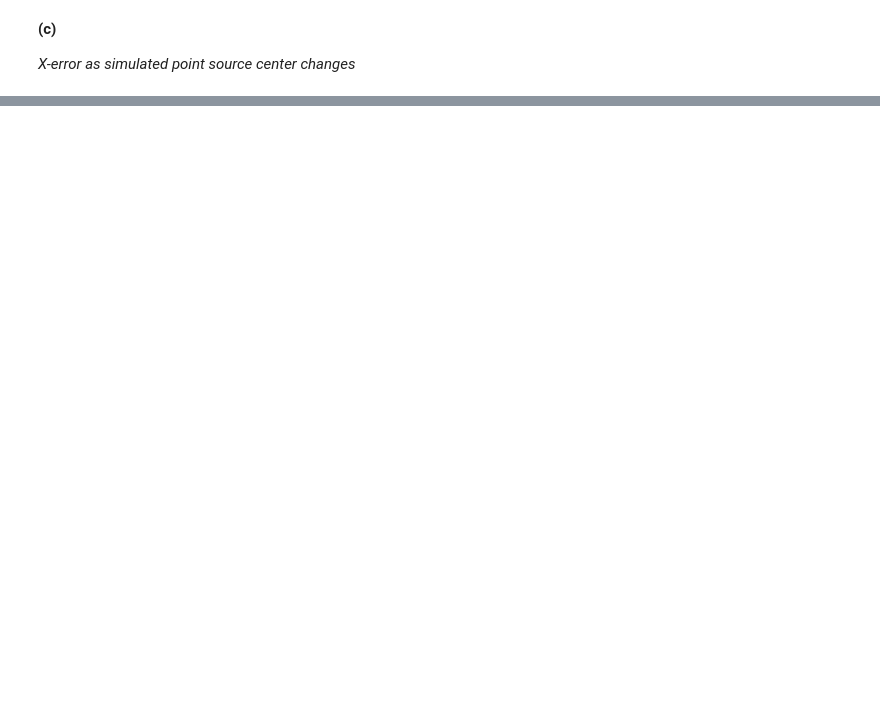
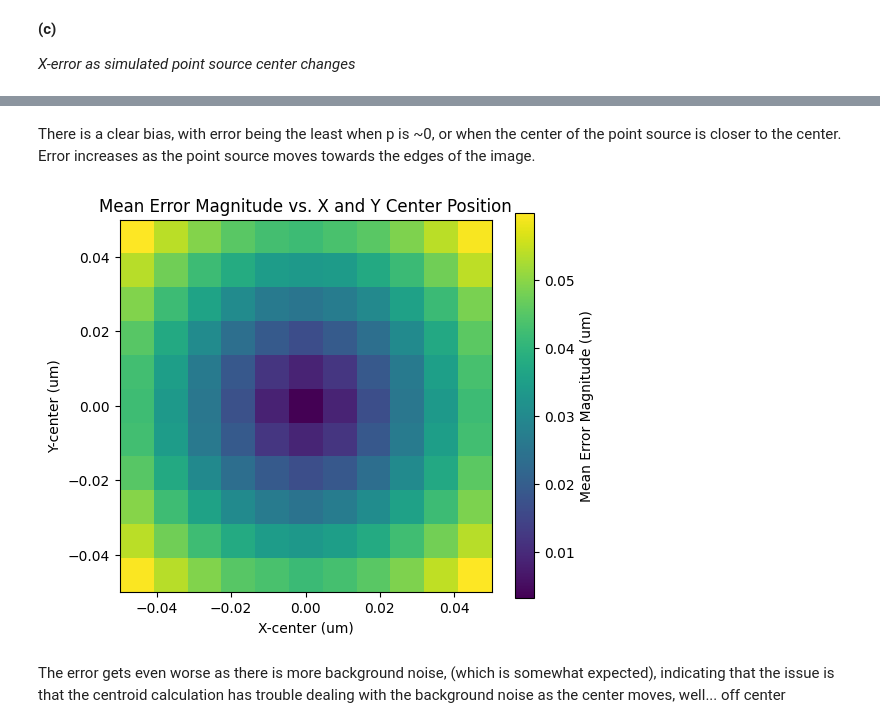
Before and after one commit to apdill/ImageAnalysis, a Jupyter notebook: HW5/HW5_AD.ipynb, the cells around one changed output, grey strips where cells are left out. Saved outputs shown, nothing was run; the diff lists cells and outputs as text; code cells hidden in the pictures; blank space fills up the shorter version.

```diff
--- a/HW5/HW5_AD.ipynb
+++ b/HW5/HW5_AD.ipynb
@@ -528,0 +554,49 @@ plt.show()
+# %% [markdown]
+There is a clear bias, with error being the least when p is ~0, or when the center of the point source is closer to the center. Error increases as the point source moves towards the edges of the image.
+# %%
+N_camera = 7
+wavelength = 0.510
+NA = 0.9
+N_photons = 1000
+camera_scale = 0.1
+fine_scale = 0.001
+bg = 100
+m = 100
+
+center_x_list = np.linspace(-0.05, 0.05, 11)
+center_y_list = np.linspace(-0.05, 0.05, 11)
+
+mean_error_magnitude_array = np.zeros((len(center_x_list), len(center_y_list)))
+
+for i, center_x in tqdm(enumerate(center_x_list), total = len(center_x_list), desc = f"Outer Loop, X Center = {center_x:.4f} ", leave=False):
+    for j, center_y in tqdm(enumerate(center_y_list), total=len(center_y_list),
+                             desc=f"Processing Y positions for {center_x:.4f}", leave=False):
+
+        center = (center_x, center_y)
+
+        error_magnitude_list = []
+
+        for _ in range(m):
+            image = sim_ps(N_camera=N_camera, wavelength=wavelength, NA=NA, camera_scale=camera_scale,
+                           fine_scale=fine_scale, N_photon=N_photons, center=center, B=bg)
+
+            centroid = calculate_centroid(image, origin_center=True, camera_scale=camera_scale)
+            x_centroid, y_centroid = centroid
+
+            error_magnitude = np.sqrt((x_centroid - center_x) ** 2 + (y_centroid - center_y) ** 2)
+            error_magnitude_list.append(error_magnitude)
+
+        mean_error_magnitude_array[i, j] = np.mean(error_magnitude_list)
+
+plt.figure(figsize=(6, 5))
+c = plt.imshow(mean_error_magnitude_array, extent=[center_x_list[0], center_x_list[-1], center_y_list[0], center_y_list[-1]],
+               origin='lower', cmap='viridis')
+plt.colorbar(c, label="Mean Error Magnitude (um)")
+plt.title("Mean Error Magnitude vs. X and Y Center Position")
+plt.xlabel("X-center (um)")
+plt.ylabel("Y-center (um)")
+plt.show()
+# %% [output]
+[figure, added]
+# %% [markdown]
+The error gets even worse as there is more background noise, (which is somewhat expected), indicating that the issue is that the centroid calculation has trouble dealing with the background noise as the center moves, well... off center
```
Also changed, not shown: parts of 17 cells of this notebook, 3 other files.
